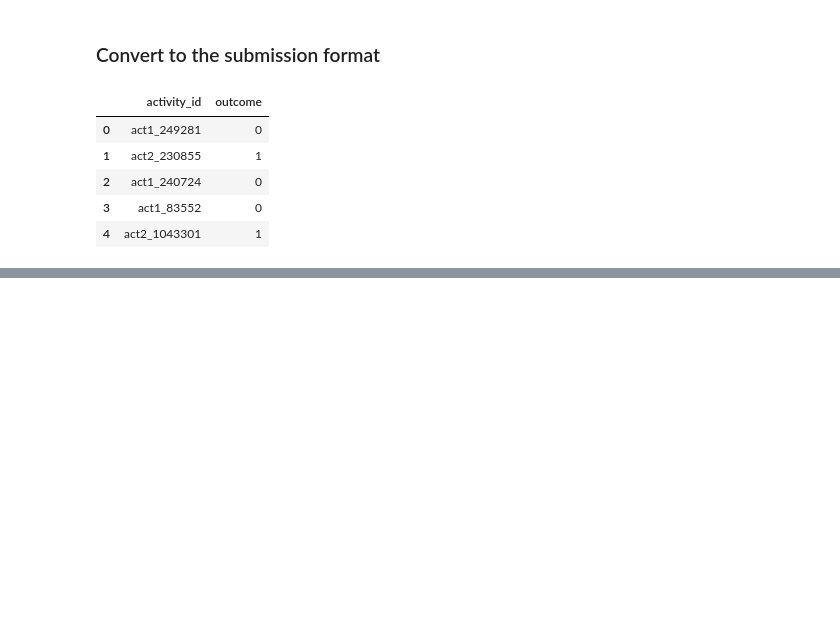
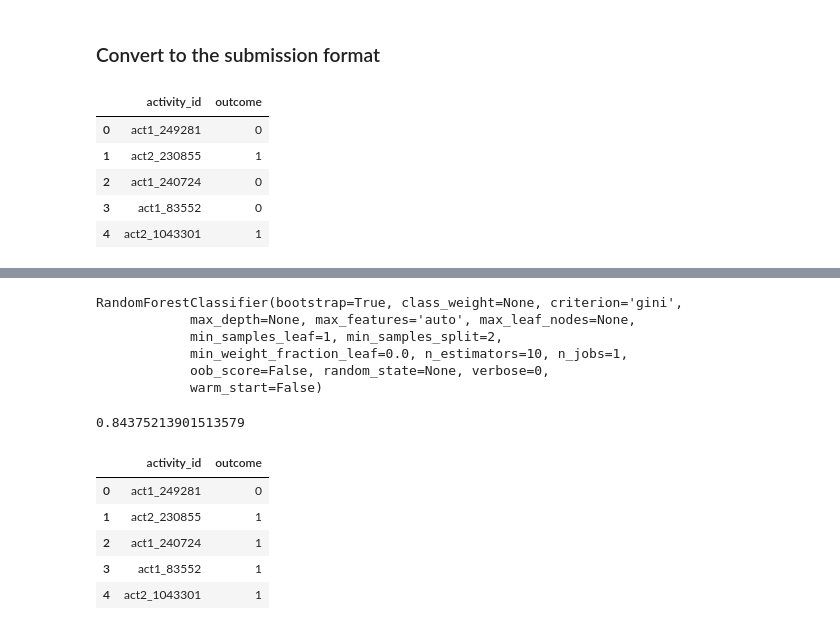
Before and after one commit to sakares/kaggle-redhat, a Jupyter notebook: bossgates-sandbox/sklearn_101.ipynb, the cells around one changed output, grey strips where cells are left out. Drawn from its saved outputs; the diff is of its cells as text; code cells hidden in the pictures; blank space fills up the shorter version.

Commit message:
Added : Random Forest

```diff
--- a/bossgates-sandbox/sklearn_101.ipynb
+++ b/bossgates-sandbox/sklearn_101.ipynb
@@ -398,0 +402,11 @@ output_df.head(5)
+# %%
+from sklearn.ensemble import RandomForestClassifier
+rf_classifier = RandomForestClassifier()
+rf_classifier.fit(train_mat,train_outcome)
+# %% [output]
+RandomForestClassifier(bootstrap=True, class_weight=None, criterion='gini',
+            max_depth=None, max_features='auto', max_leaf_nodes=None,
+            min_samples_leaf=1, min_samples_split=2,
+            min_weight_fraction_leaf=0.0, n_estimators=10, n_jobs=1,
+            oob_score=False, random_state=None, verbose=0,
+            warm_start=False)
@@ -398,0 +415,17 @@ output_df.head(5)
+# %%
+np.average(rf_scores)
+# %% [output]
+0.84375213901513579
+# %%
+rf_ans = rf_classifier.predict(test_mat)
+# %%
+rf_output_df = pd.DataFrame({'activity_id' : activity_id, 'outcome': rf_ans})
+# %%
+rf_output_df.head(5)
+# %% [output]
+|  | activity_id | outcome |
+| 0 | act1_249281 | 0 |
+| 1 | act2_230855 | 1 |
+| 2 | act1_240724 | 1 |
+| 3 | act1_83552 | 1 |
+| 4 | act2_1043301 | 1 |
```
Also changed, not shown: parts of 10 cells of this notebook.
